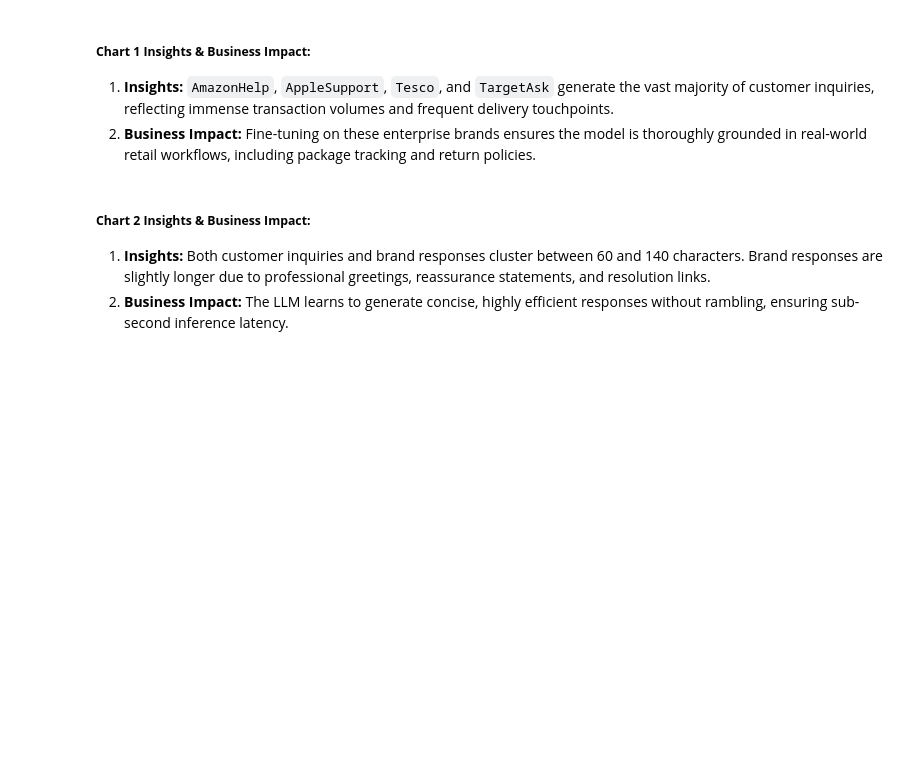
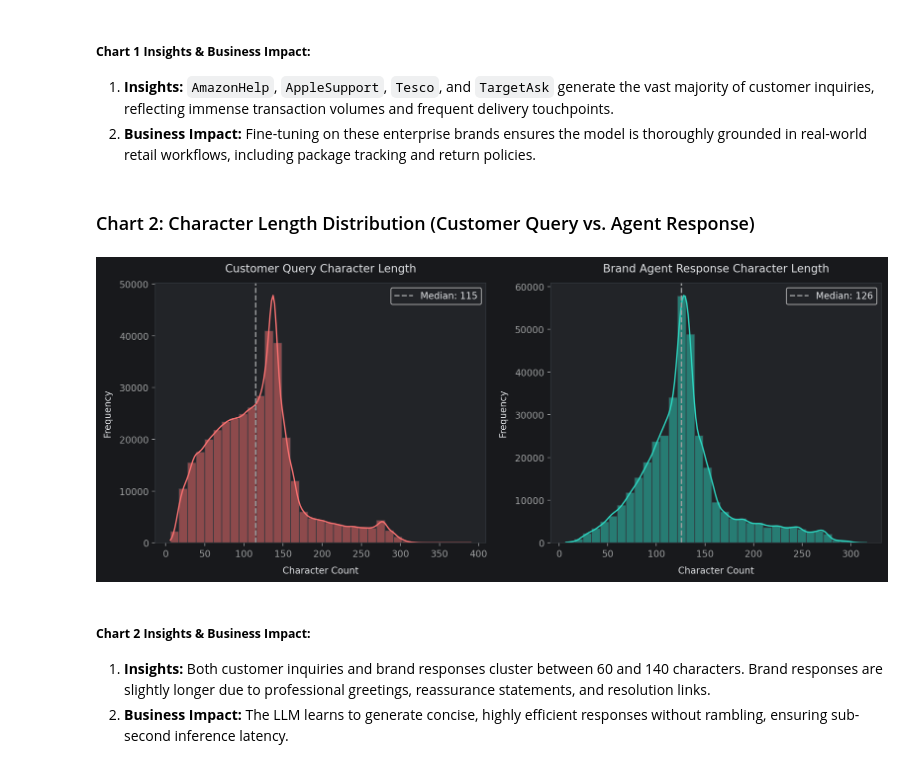
Before and after one commit to saiabhiram-simhadri/ecommerce-specialized-llm-bot, a Jupyter notebook: notebooks/ecommerce_specialized_llm_bot_capstone.ipynb, the cells around one changed output. Saved outputs shown, nothing was run; the diff lists cells and outputs as text; code cells hidden in the pictures; blank space fills up the shorter version.

```diff
--- a/notebooks/ecommerce_specialized_llm_bot_capstone.ipynb
+++ b/notebooks/ecommerce_specialized_llm_bot_capstone.ipynb
@@ -293,29 +345,32 @@ plt.show()
 ##### **Chart 1 Insights & Business Impact:**
 1. **Insights:** `AmazonHelp`, `AppleSupport`, `Tesco`, and `TargetAsk` generate the vast majority of customer inquiries, reflecting immense transaction volumes and frequent delivery touchpoints.
 2. **Business Impact:** Fine-tuning on these enterprise brands ensures the model is thoroughly grounded in real-world retail workflows, including package tracking and return policies.
+# %% [markdown]
+### Chart 2: Character Length Distribution (Customer Query vs. Agent Response)
 # %%
-# Chart 2: Character Length Distribution (Customer Query vs. Agent Response)
 df_dialogues["user_len"] = df_dialogues["user_raw_text"].str.len()
 df_dialogues["agent_len"] = df_dialogues["brand_raw_text"].str.len()
 
-fig, (ax1, ax2) = plt.subplots(1, 2, figsize=(12, 4.5))
+fig, (ax1, ax2) = plt.subplots(1, 2, figsize=(12, 5))
 
 sns.histplot(df_dialogues["user_len"], bins=35, color=CUSTOM_THEME['coral'], kde=True, ax=ax1, edgecolor=CUSTOM_THEME['grid'])
-ax1.set_title("Customer Query Character Length", fontweight='bold')
+ax1.set_title("Customer Query Character Length")
 ax1.set_xlabel("Character Count")
 ax1.set_ylabel("Frequency")
-ax1.axvline(df_dialogues["user_len"].median(), color=CUSTOM_THEME['orange'], linestyle='--', label=f"Median: {df_dialogues['user_len'].median():.0f}")
+ax1.axvline(df_dialogues["user_len"].median(), color=CUSTOM_THEME['subtext'], linestyle='--', label=f"Median: {df_dialogues['user_len'].median():.0f}")
 ax1.legend()
 
 sns.histplot(df_dialogues["agent_len"], bins=35, color=CUSTOM_THEME['teal'], kde=True, ax=ax2, edgecolor=CUSTOM_THEME['grid'])
-ax2.set_title("Brand Agent Response Character Length", fontweight='bold')
+ax2.set_title("Brand Agent Response Character Length")
 ax2.set_xlabel("Character Count")
 ax2.set_ylabel("Frequency")
-ax2.axvline(df_dialogues["agent_len"].median(), color=CUSTOM_THEME['orange'], linestyle='--', label=f"Median: {df_dialogues['agent_len'].median():.0f}")
+ax2.axvline(df_dialogues["agent_len"].median(), color=CUSTOM_THEME['subtext'], linestyle='--', label=f"Median: {df_dialogues['agent_len'].median():.0f}")
 ax2.legend()
 
 plt.tight_layout()
 plt.show()
+# %% [output]
+[figure, added]
 # %% [markdown]
 ##### **Chart 2 Insights & Business Impact:**
 1. **Insights:** Both customer inquiries and brand responses cluster between 60 and 140 characters. Brand responses are slightly longer due to professional greetings, reassurance statements, and resolution links.
```
Also changed, not shown: parts of 68 cells of this notebook, 1 other file.
